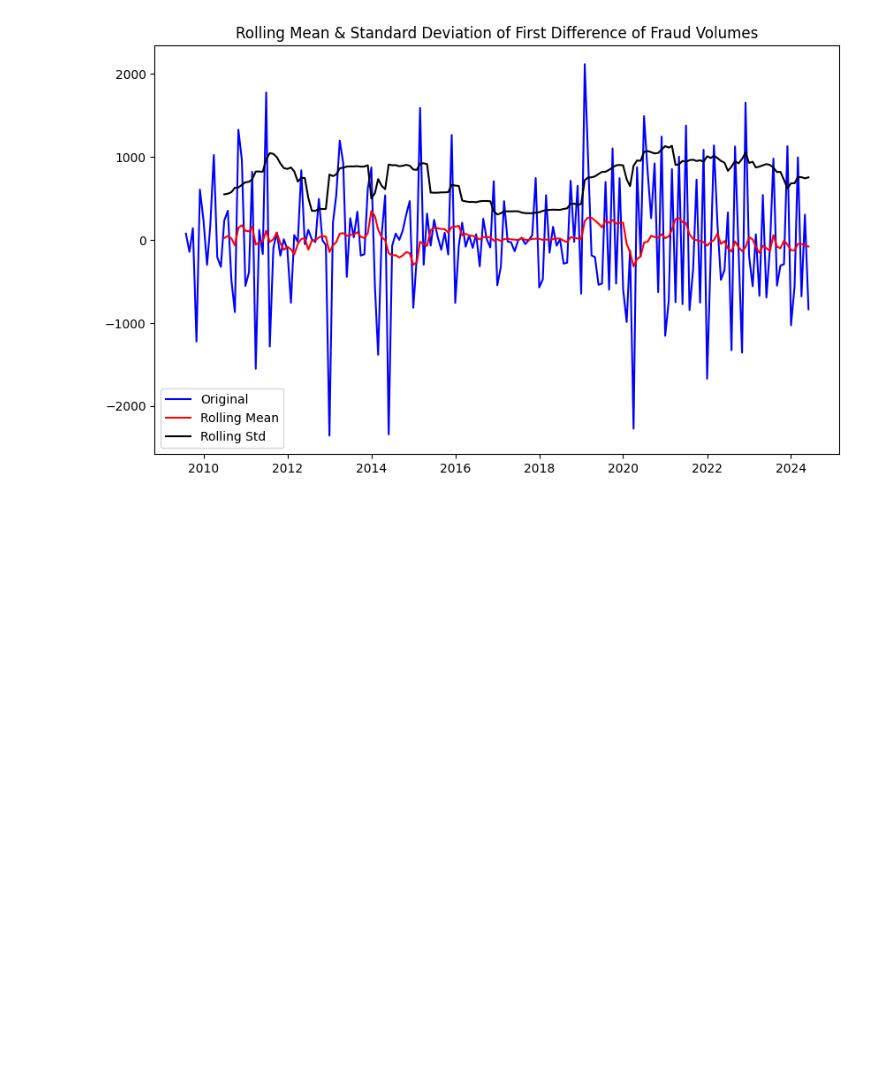
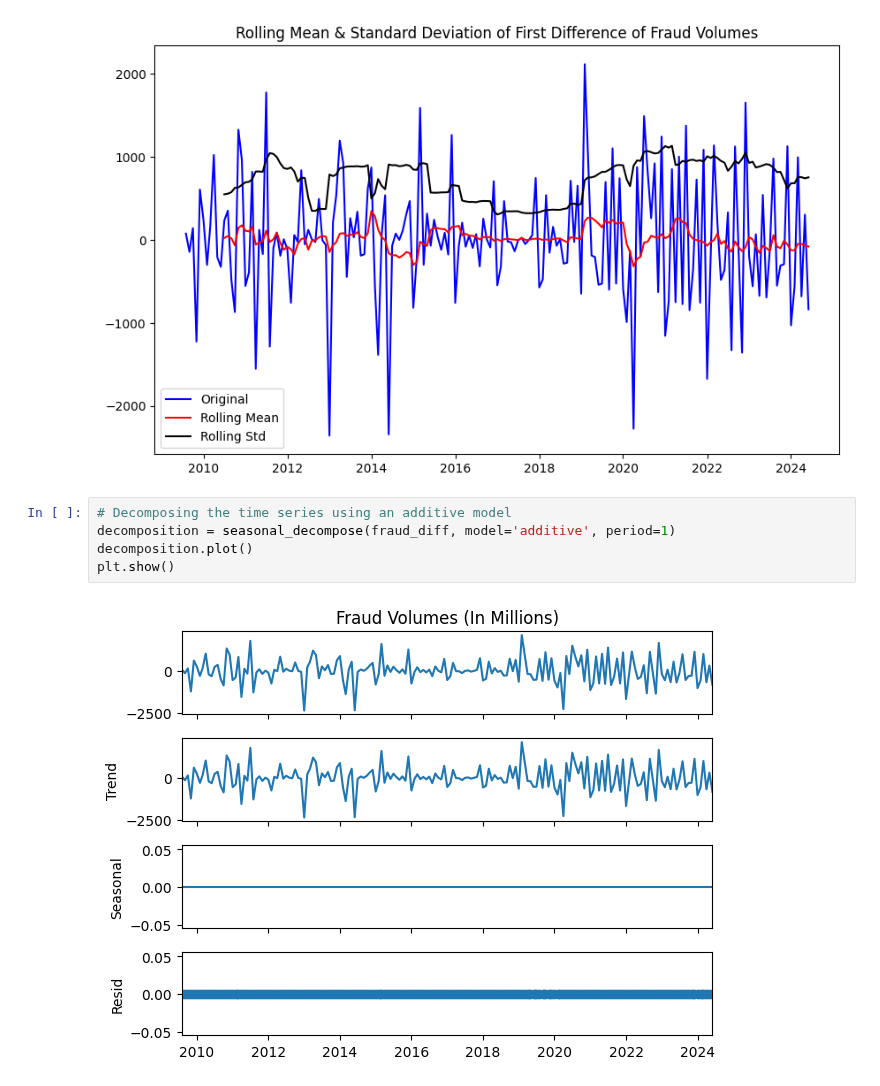
Before and after one commit to micahondiwa/fraud_volumes_detection, a Jupyter notebook: 0-data_wrangling.ipynb, the cells around one changed output. Saved outputs shown, nothing was run; the diff lists cells and outputs as text; blank space fills up the shorter version.

Commit message:
Line plot

```diff
--- a/0-data_wrangling.ipynb
+++ b/0-data_wrangling.ipynb
@@ -250,3 +248,10 @@ plt.legend()
 plt.show()
 # %% [output]
 [figure]
+# %%
+# Decomposing the time series using an additive model
+decomposition = seasonal_decompose(fraud_diff, model='additive', period=1)
+decomposition.plot()
+plt.show()
+# %% [output]
+[figure, added]
```
Also changed, not shown: parts of 1 cell of this notebook.
